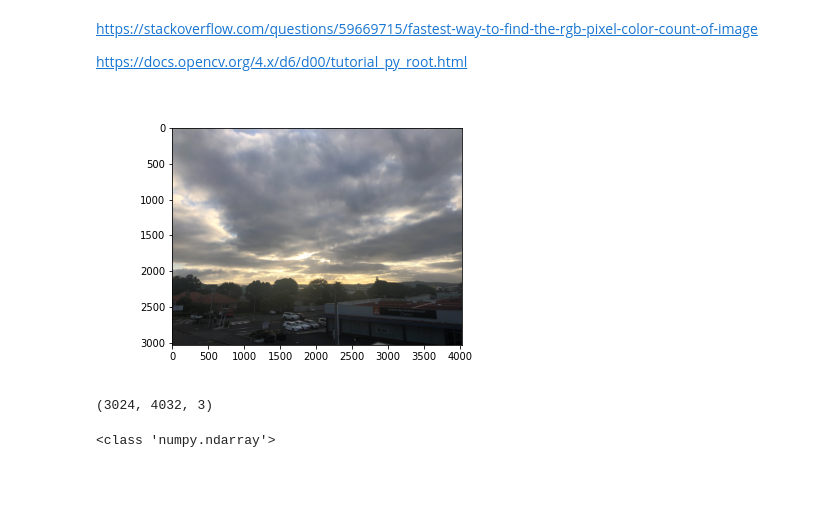
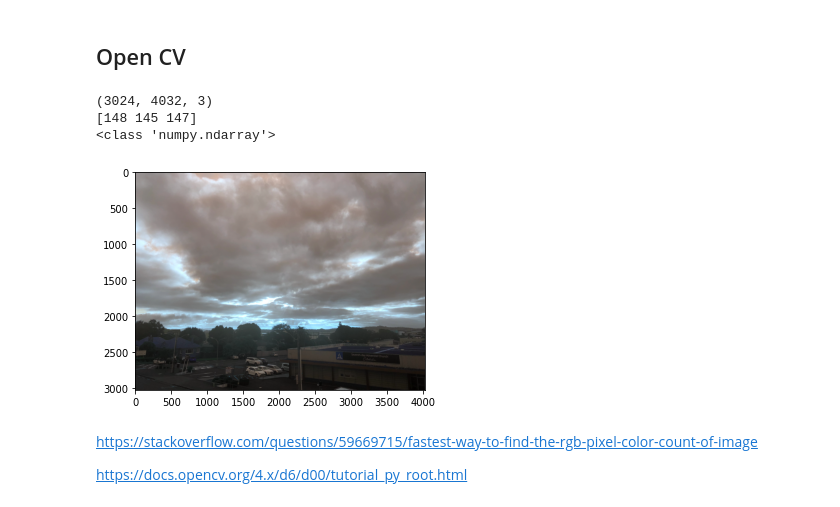
Before and after one commit to ICWallis/image-processing, a Jupyter notebook: method_hacking.ipynb, the cells around one changed output. Cells and saved outputs as stored; diff of their text form; code cells hidden in the pictures; blank space fills up the shorter version.

```diff
--- a/method_hacking.ipynb
+++ b/method_hacking.ipynb
@@ -11,18 +69,21 @@ import ipympl
+# %% [markdown]
+## Open CV
+# %%
+image_cv = cv2.imread('Images/20220426_1.jpg')
+# open CV reads BGR not RGB
+
+print(image_cv.shape)
+print(image_cv[0,0]) # BGR for top, left pixel
+print(type(image_cv))
+
+plt.imshow(image_cv)
+plt.show()
+# %% [output]
+(3024, 4032, 3)
+[148 145 147]
+<class 'numpy.ndarray'>
+[figure, added]
 # %% [markdown]
 https://stackoverflow.com/questions/59669715/fastest-way-to-find-the-rgb-pixel-color-count-of-image
 
 https://docs.opencv.org/4.x/d6/d00/tutorial_py_root.html
-# %%
-image = skimage.io.imread(fname='Images/20220426_1.jpg')
-plt.imshow(image)
-plt.show()
-# %% [output]
-[figure, removed]
-# %%
-print(image.shape)
-# %% [output]
-(3024, 4032, 3)
-# %%
-print(type(image))
-# %% [output]
-<class 'numpy.ndarray'>
```
Also changed, not shown: parts of 10 cells of this notebook.
